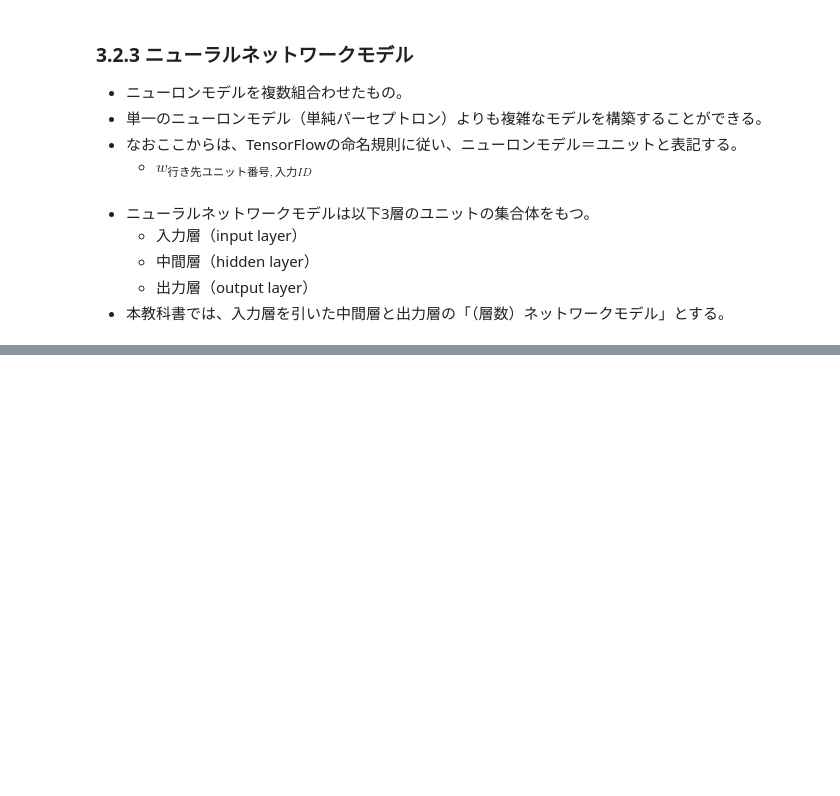
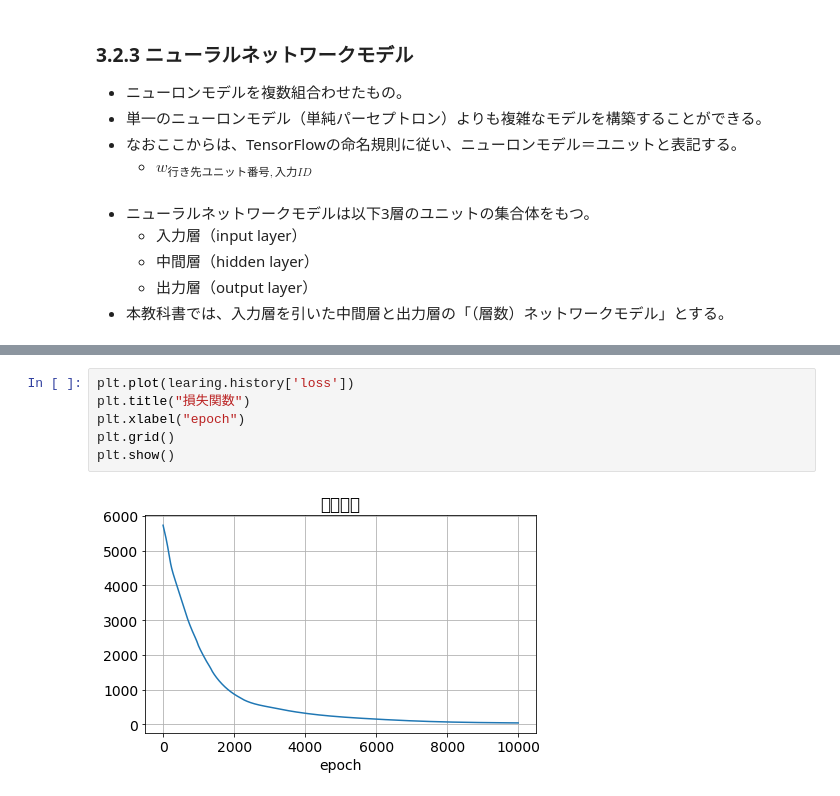
Before and after one commit to tsyu12345/LE-ReinforcementLearning, a Jupyter notebook: Unit3.ipynb, the cells around one changed output, grey strips where cells are left out. Saved outputs shown, nothing was run; the diff lists cells and outputs as text; blank space fills up the shorter version.

```diff
--- a/Unit3.ipynb
+++ b/Unit3.ipynb
@@ -269,0 +335,8 @@ plt.show()
+# %%
+plt.plot(learing.history['loss'])
+plt.title("損失関数")
+plt.xlabel("epoch")
+plt.grid()
+plt.show()
+# %% [output]
+[figure, added]
```
Also changed, not shown: parts of 11 cells of this notebook, 1 other file.
